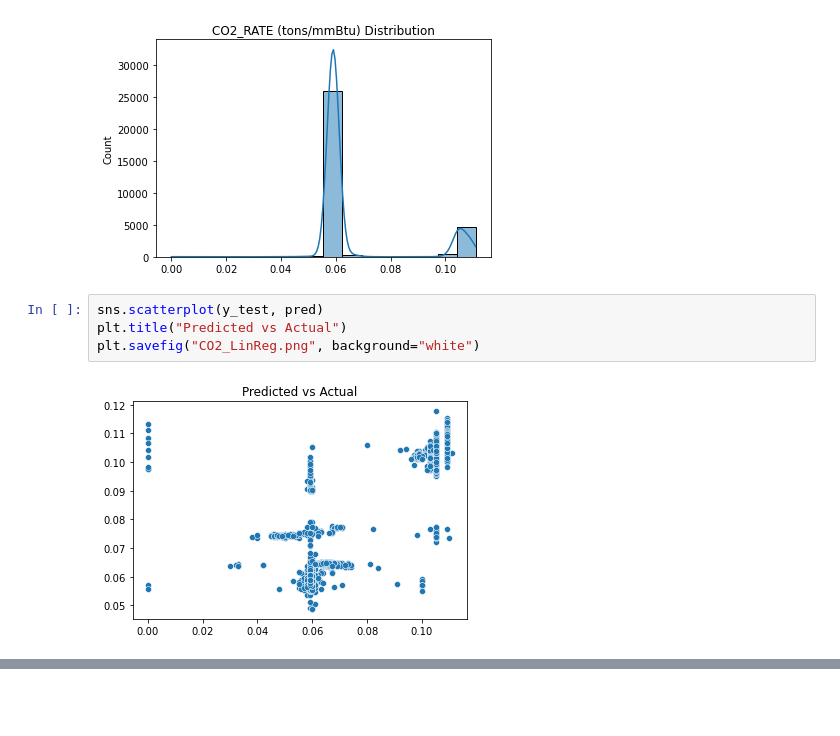
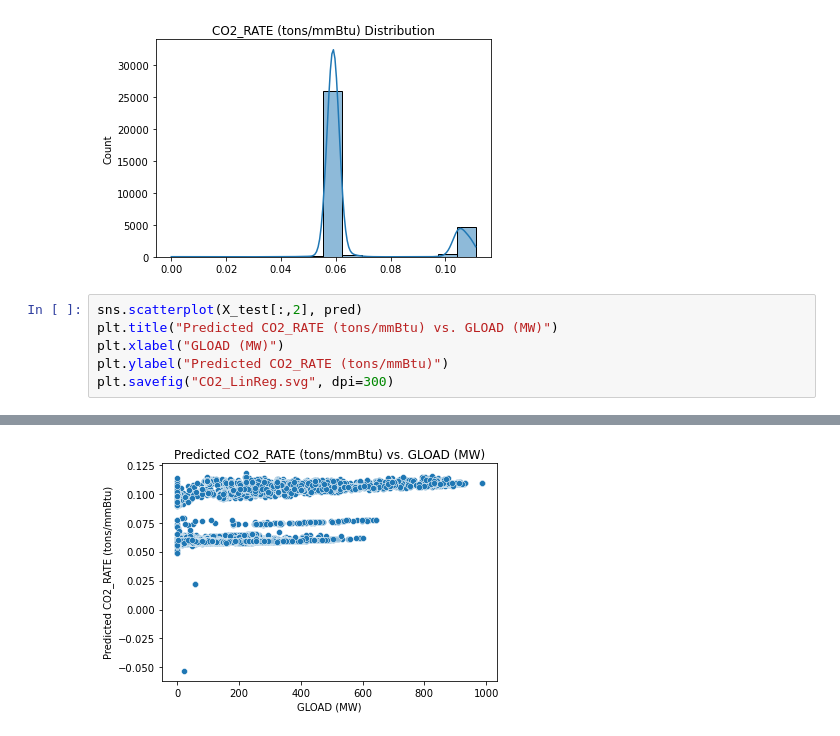
Before and after one commit to alberlin232/ML-Energy-Capstone, a Jupyter notebook: pollution/preds/CO2 LInReg.ipynb, the cells around one changed output, grey strips where cells are left out. Saved outputs shown, nothing was run; the diff lists cells and outputs as text; blank space fills up the shorter version.

```diff
--- a/pollution/preds/CO2 LInReg.ipynb
+++ b/pollution/preds/CO2 LInReg.ipynb
@@ -91,9 +116,10 @@ plt.title("CO2_RATE (tons/mmBtu) Distribution")
 # %% [output]
 Text(0.5, 1.0, 'CO2_RATE (tons/mmBtu) Distribution')
 [figure]
-# %%
-sns.scatterplot(y_test, pred)
-plt.title("Predicted vs Actual")
-plt.savefig("CO2_LinReg.png", background="white")
-# %% [output]
-[figure, removed]
+# %%
+sns.scatterplot(X_test[:,2], pred)
+plt.title("Predicted CO2_RATE (tons/mmBtu) vs. GLOAD (MW)")
+plt.xlabel("GLOAD (MW)")
+plt.ylabel("Predicted CO2_RATE (tons/mmBtu)")
+plt.savefig("CO2_LinReg.svg", dpi=300)
+# %% [output]
@@ -99,0 +127 @@ plt.savefig("CO2_LinReg.png", background="white")
+[figure, added]
```
Also changed, not shown: parts of 11 cells of this notebook, 5 other files.
